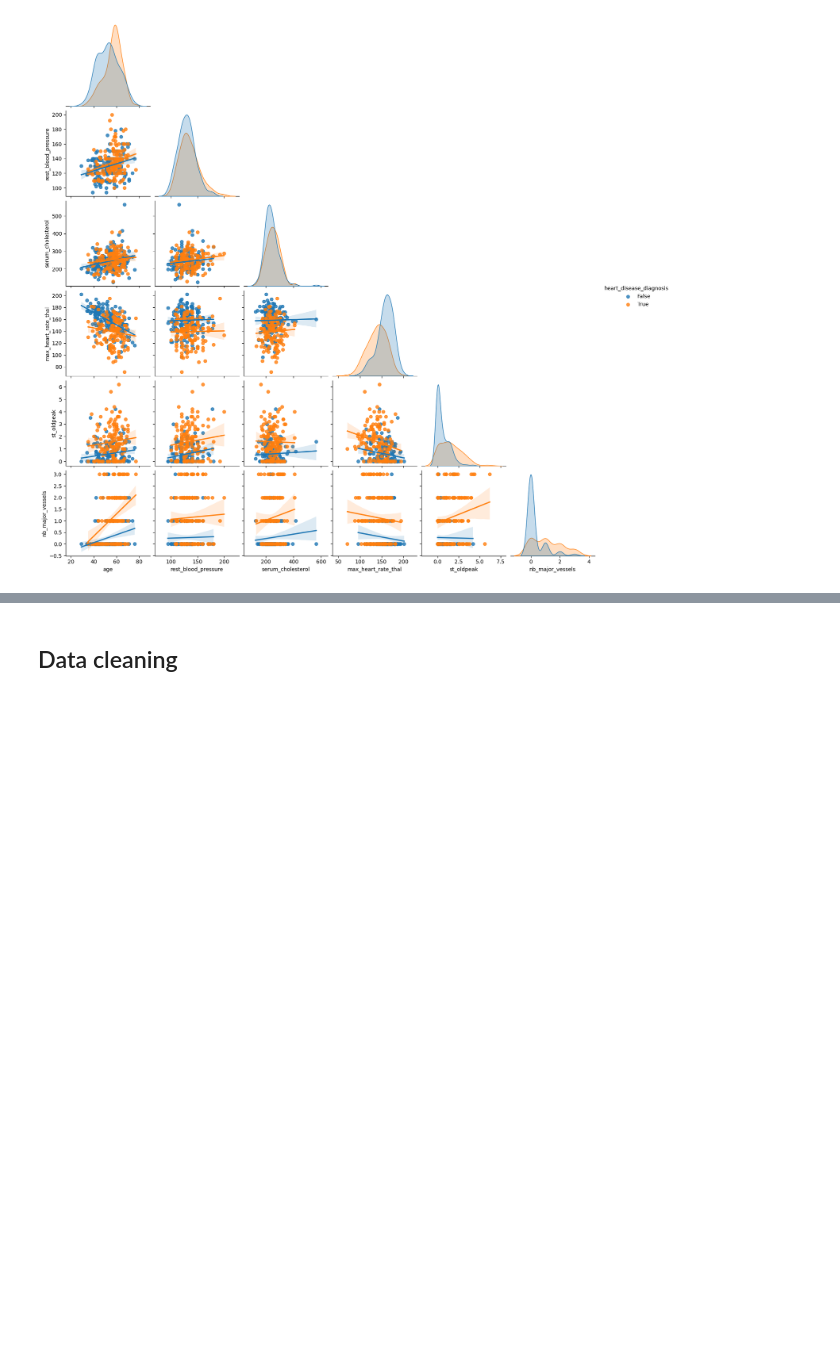
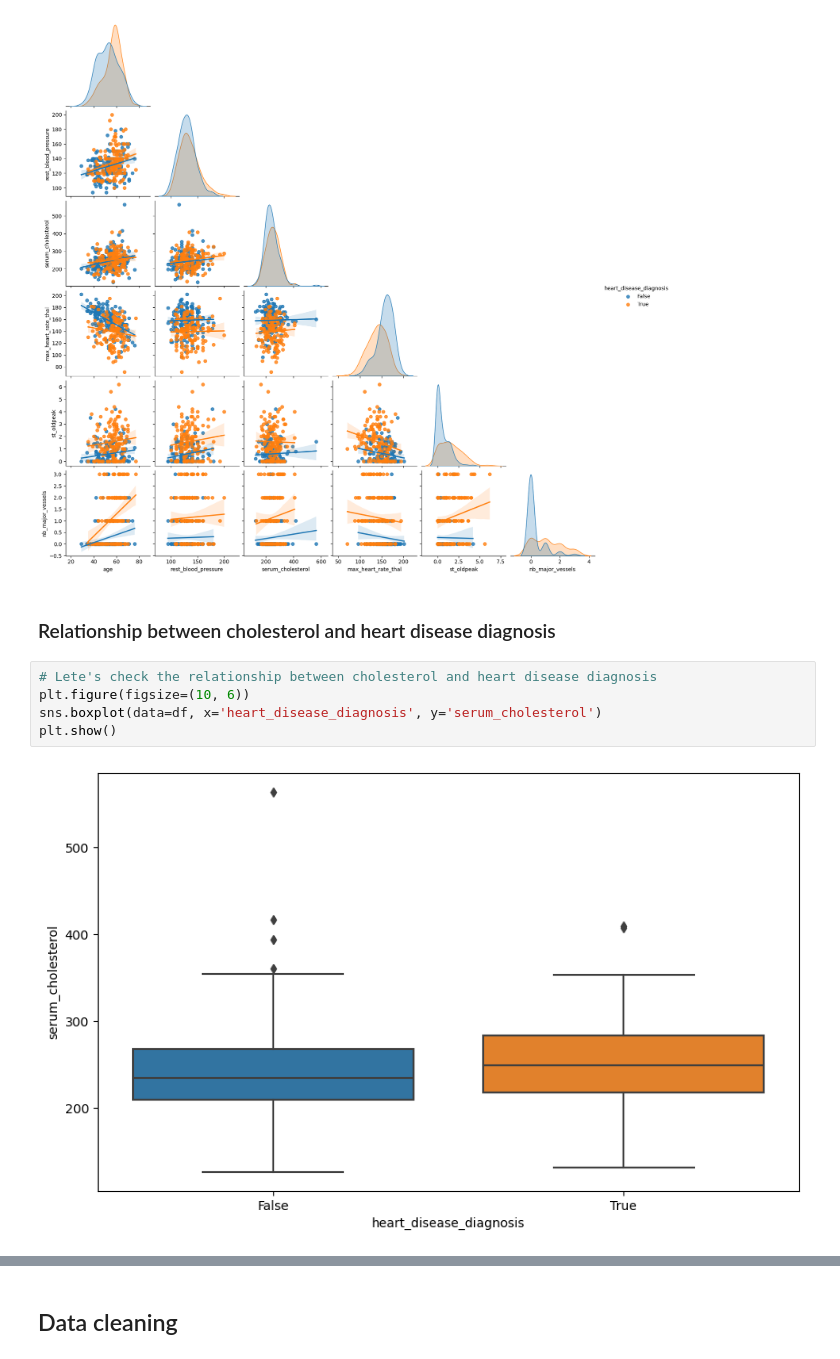
Before and after one commit to paulinedao/heart_disease, a Jupyter notebook: heart_disease/heart_disease.ipynb, the cells around one changed output, grey strips where cells are left out. Cells and saved outputs as stored; diff of their text form; blank space fills up the shorter version.

Commit message:
added some visualization

```diff
--- a/heart_disease/heart_disease.ipynb
+++ b/heart_disease/heart_disease.ipynb
@@ -437,3 +437,12 @@ sns.pairplot(num_df, kind = 'reg', hue = 'heart_disease_diagnosis', corner = Tru
 # %% [output]
 <seaborn.axisgrid.PairGrid at 0x...>
 [figure]
+# %% [markdown]
+### Relationship between cholesterol and heart disease diagnosis
+# %%
+# Lete's check the relationship between cholesterol and heart disease diagnosis
+plt.figure(figsize=(10, 6))
+sns.boxplot(data=df, x='heart_disease_diagnosis', y='serum_cholesterol')
+plt.show()
+# %% [output]
+[figure, added]
```
Also changed, not shown: parts of 5 cells of this notebook.
